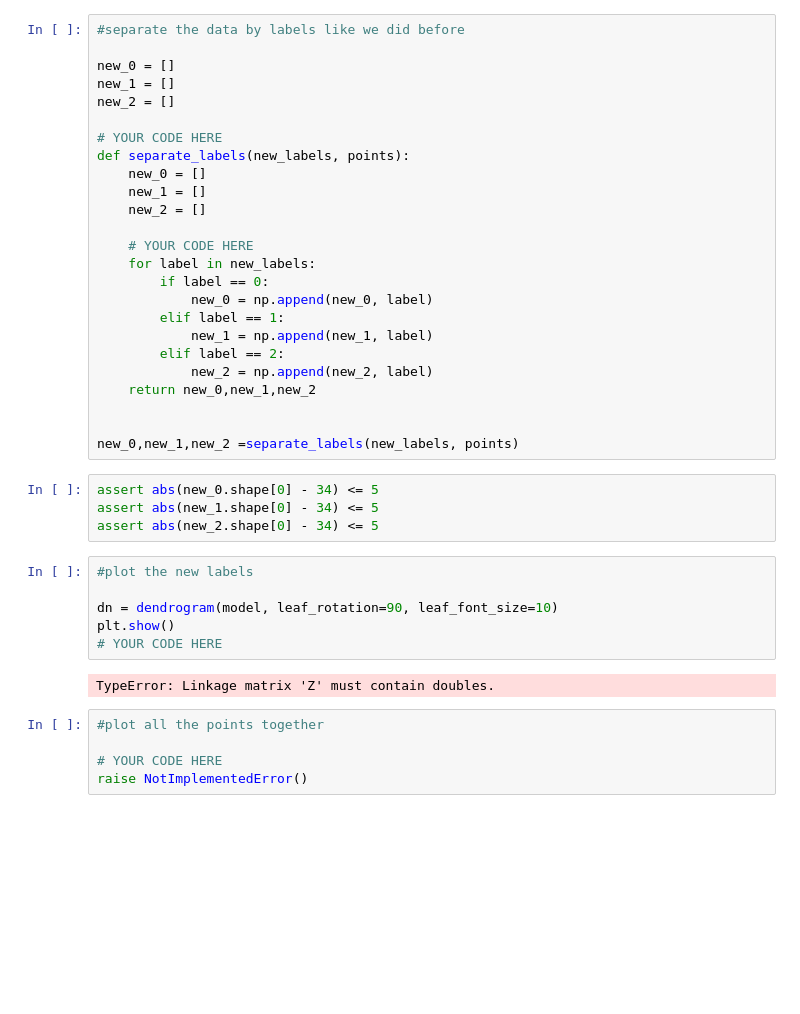
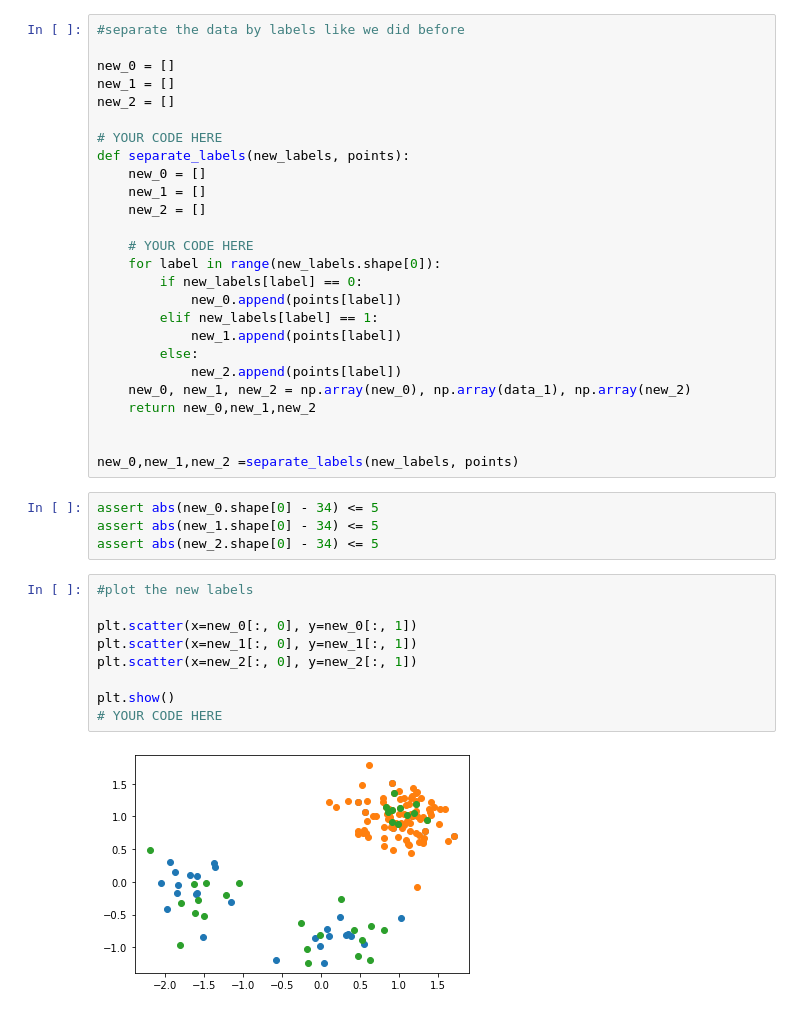
Before and after one commit to sardorick/strive_practice, a Jupyter notebook: 02. Clustering/02. Hierarchical Clustering/exercises/ml3.ipynb, the cells around one changed output. Drawn from its saved outputs; the diff is of its cells as text; blank space fills up the shorter version.

```diff
--- a/02. Clustering/02. Hierarchical Clustering/exercises/ml3.ipynb
+++ b/02. Clustering/02. Hierarchical Clustering/exercises/ml3.ipynb
@@ -226,13 +226,14 @@ def separate_labels(new_labels, points):
     new_2 = []
 
     # YOUR CODE HERE
-    for label in new_labels:
-        if label == 0:
-            new_0 = np.append(new_0, label)
-        elif label == 1:
-            new_1 = np.append(new_1, label)
-        elif label == 2:
-            new_2 = np.append(new_2, label)
+    for label in range(new_labels.shape[0]):
+        if new_labels[label] == 0:
+            new_0.append(points[label])
+        elif new_labels[label] == 1:
+            new_1.append(points[label])
+        else:
+            new_2.append(points[label])
+    new_0, new_1, new_2 = np.array(new_0), np.array(data_1), np.array(new_2)
     return new_0,new_1,new_2
 
 
@@ -241,16 +242,14 @@ new_0,new_1,new_2 =separate_labels(new_labels, points)
 assert abs(new_0.shape[0] - 34) <= 5
 assert abs(new_1.shape[0] - 34) <= 5
 assert abs(new_2.shape[0] - 34) <= 5
-# %%
-#plot the new labels
-
-dn = dendrogram(model, leaf_rotation=90, leaf_font_size=10)
-plt.show()
-# YOUR CODE HERE
-# %% [output]
-TypeError: Linkage matrix 'Z' must contain doubles.
-# %%
-#plot all the points together
-
-# YOUR CODE HERE
-raise NotImplementedError()
+# %%
+#plot the new labels
+
+plt.scatter(x=new_0[:, 0], y=new_0[:, 1])
+plt.scatter(x=new_1[:, 0], y=new_1[:, 1])
+plt.scatter(x=new_2[:, 0], y=new_2[:, 1])
+
+plt.show()
+# YOUR CODE HERE
+# %% [output]
+[figure, added]
```
Also changed, not shown: parts of 1 cell of this notebook.
